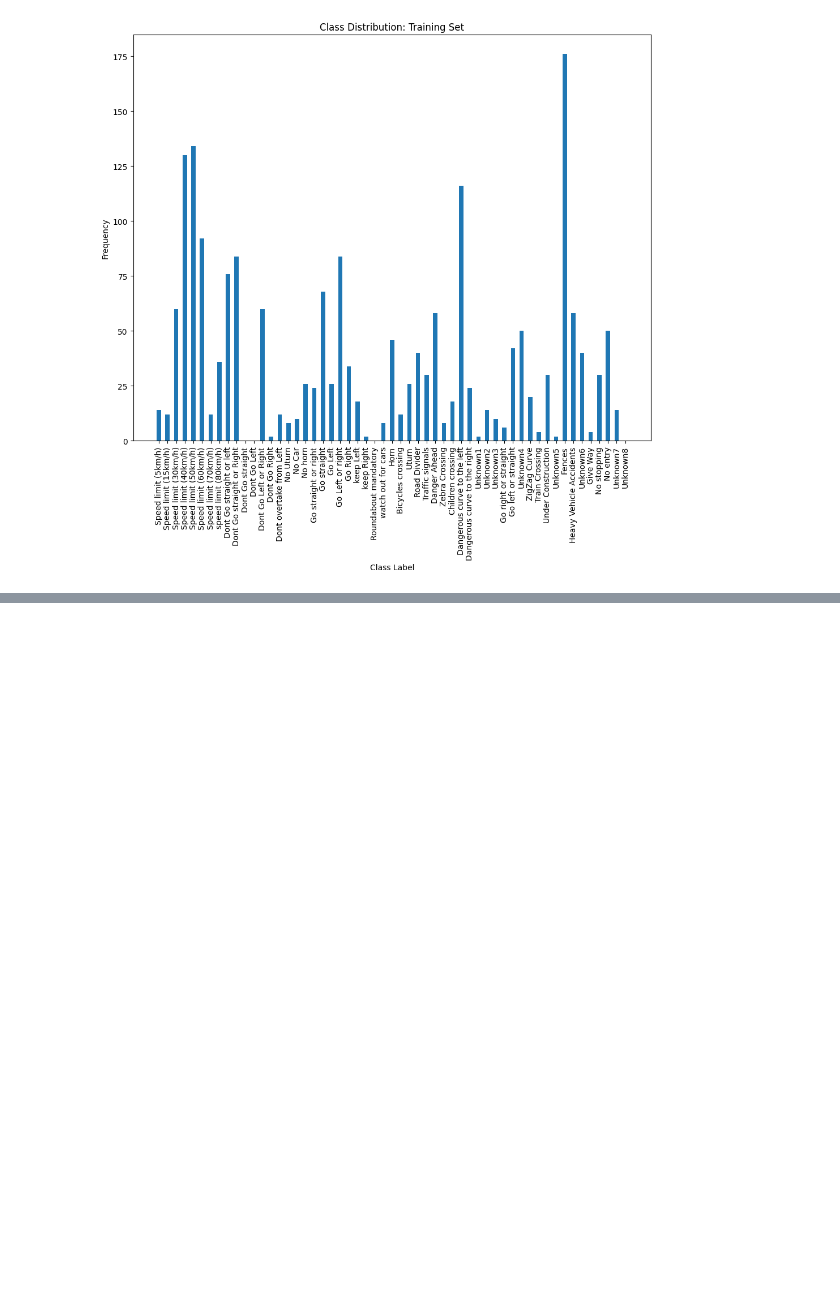
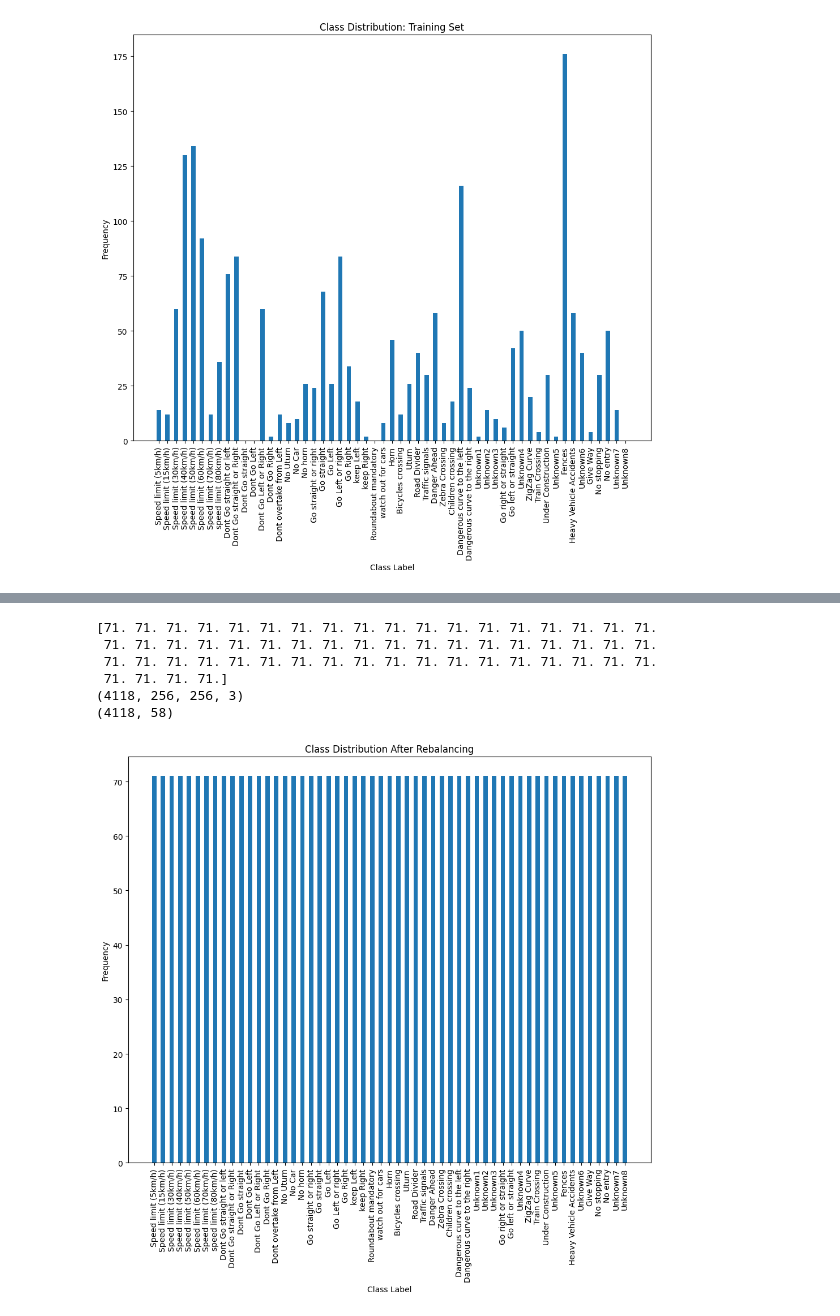
Before and after one commit to wangzhang489/TrafficSign, a Jupyter notebook: traffic-sign-detection.ipynb, the cells around one changed output, grey strips where cells are left out. Cells and saved outputs as stored; diff of their text form; code cells hidden in the pictures; blank space fills up the shorter version.

```diff
--- a/traffic-sign-detection.ipynb
+++ b/traffic-sign-detection.ipynb
@@ -170,0 +174,15 @@ plt.show()
+# %%
+# Defining thresholds for demarcating minority, average, and majority classes
+# based on mean, not percentiles
+# Adjust as needed
+
+min_thres = np.mean(trn_class_count)
+maj_thres = np.mean(trn_class_count)
+
+# Getting indices of the minority and majority classes
+# based on above-defined thresholds
+
+minority_classes_idx = np.squeeze(np.array(np.where(trn_class_count < min_thres)))
+print(minority_classes_idx)
+majority_classes_idx = np.squeeze(np.array(np.where(trn_class_count >= maj_thres)))
+print(majority_classes_idx)
@@ -170,0 +246,22 @@ plt.show()
+# %%
+# Joining the upsampled and downsampled sets
+# Getting the class distribution of equalized classes
+# Checking the shape of the new balanced set
+trn_img_arr_eql = np.concatenate((upsample_img, downsample_img), axis=0)
+trn_label_arr_eql = np.concatenate((upsample_label, downsample_label), axis=0)
+
+class_count_eql = trn_label_arr_eql.sum(axis=0)
+print(class_count_eql)
+print(trn_img_arr_eql.shape)
+print(trn_label_arr_eql.shape)
+
+equalized_distribution = class_balance_plot(class_names, class_count_eql, title="Class Distribution After Rebalancing")
+plt.show()
+# %% [output]
+[71. 71. 71. 71. 71. 71. 71. 71. 71. 71. 71. 71. 71. 71. 71. 71. 71. 71.
+ 71. 71. 71. 71. 71. 71. 71. 71. 71. 71. 71. 71. 71. 71. 71. 71. 71. 71.
+ 71. 71. 71. 71. 71. 71. 71. 71. 71. 71. 71. 71. 71. 71. 71. 71. 71. 71.
+ 71. 71. 71. 71.]
+(4118, 256, 256, 3)
+(4118, 58)
+[figure, added]
```
Also changed, not shown: parts of 5 cells of this notebook.
